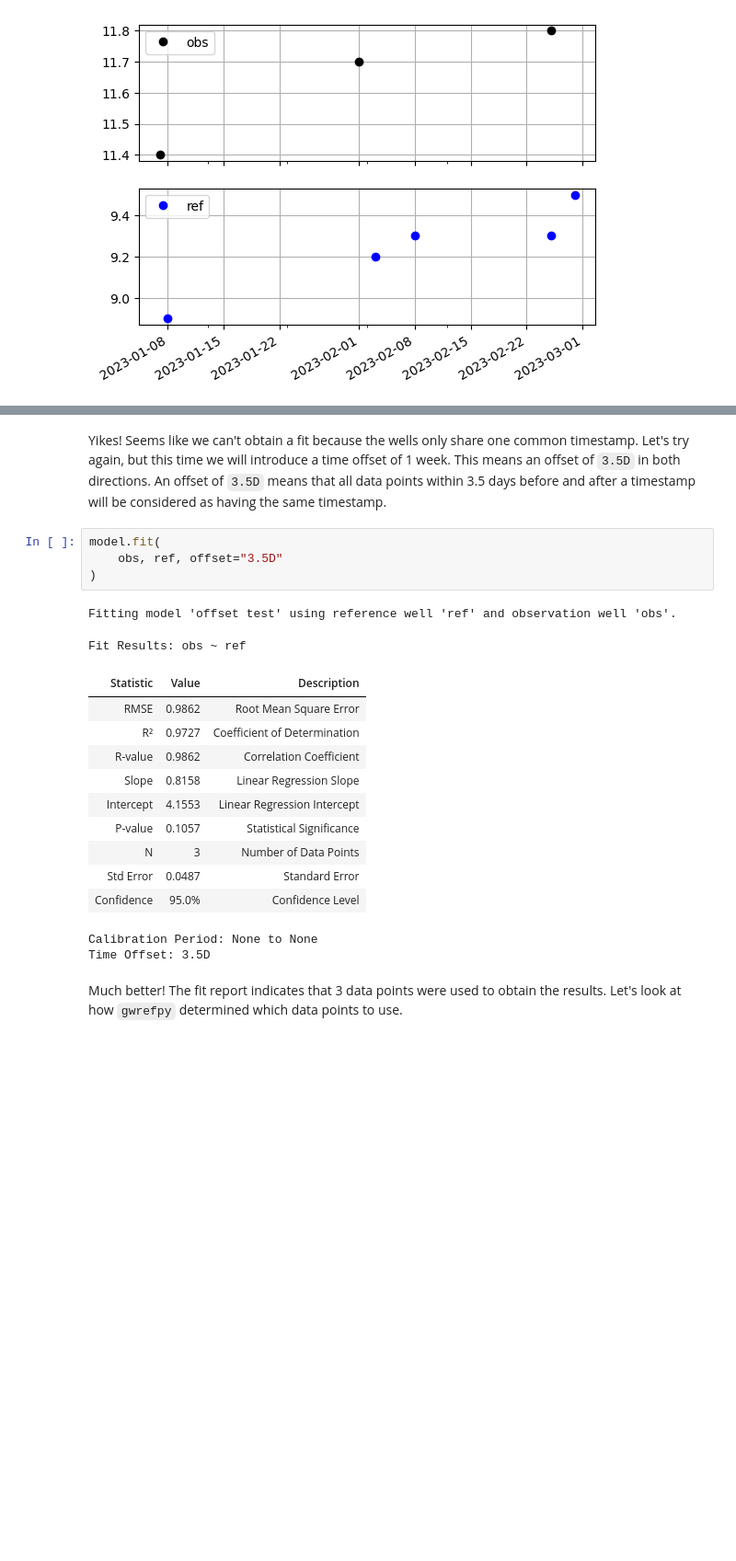
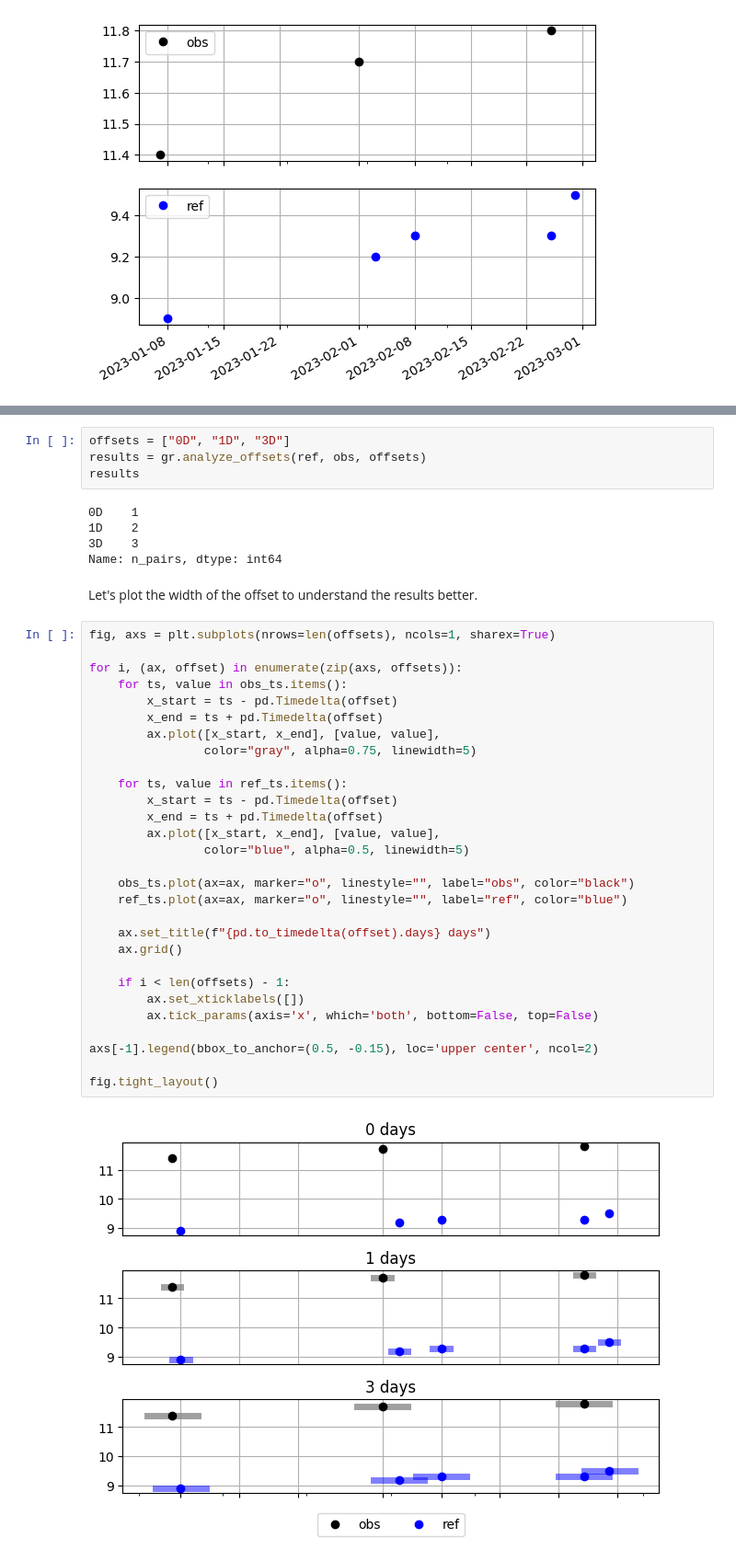
Before and after one commit to sgfsweden/gwrefpy, a Jupyter notebook: docs/tutorials/time_offsets.ipynb, the cells around one changed output, grey strips where cells are left out. Shown: that part at 92% size. Cells and saved outputs as stored; diff of their text form; blank space fills up the shorter version.

Commit message:
add time offsets notebook

```diff
--- a/docs/tutorials/time_offsets.ipynb
+++ b/docs/tutorials/time_offsets.ipynb
@@ -79,23 +78,42 @@ Time Offset: 0D
-# %% [markdown]
-Yikes! Seems like we can't obtain a fit because the wells only share one common timestamp. Let's try again, but this time we will introduce a time offset of 1 week. This means an offset of `3.5D` in both directions. An offset of `3.5D` means that all data points within 3.5 days before and after a timestamp will be considered as having the same timestamp.
-# %%
-model.fit(
-    obs, ref, offset="3.5D"
-)
-# %% [output]
-Fitting model 'offset test' using reference well 'ref' and observation well 'obs'.
-Fit Results: obs ~ ref
-| Statistic | Value | Description |
-| RMSE | 0.9862 | Root Mean Square Error |
-| R² | 0.9727 | Coefficient of Determination |
-| R-value | 0.9862 | Correlation Coefficient |
-| Slope | 0.8158 | Linear Regression Slope |
-| Intercept | 4.1553 | Linear Regression Intercept |
-| P-value | 0.1057 | Statistical Significance |
-| N | 3 | Number of Data Points |
-| Std Error | 0.0487 | Standard Error |
-| Confidence | 95.0% | Confidence Level |
-Calibration Period: None to None
-Time Offset: 3.5D
-# %% [markdown]
-Much better! The fit report indicates that 3 data points were used to obtain the results. Let's look at how `gwrefpy` determined which data points to use.
+# %%
+offsets = ["0D", "1D", "3D"]
+results = gr.analyze_offsets(ref, obs, offsets)
+results
+# %% [output]
+0D    1
+1D    2
+3D    3
+Name: n_pairs, dtype: int64
+# %% [markdown]
+Let's plot the width of the offset to understand the results better.
+# %%
+fig, axs = plt.subplots(nrows=len(offsets), ncols=1, sharex=True)
+
+for i, (ax, offset) in enumerate(zip(axs, offsets)):
+    for ts, value in obs_ts.items():
+        x_start = ts - pd.Timedelta(offset)
+        x_end = ts + pd.Timedelta(offset)
+        ax.plot([x_start, x_end], [value, value],
+                color="gray", alpha=0.75, linewidth=5)
+
+    for ts, value in ref_ts.items():
+        x_start = ts - pd.Timedelta(offset)
+        x_end = ts + pd.Timedelta(offset)
+        ax.plot([x_start, x_end], [value, value],
+                color="blue", alpha=0.5, linewidth=5)
+
+    obs_ts.plot(ax=ax, marker="o", linestyle="", label="obs", color="black")
+    ref_ts.plot(ax=ax, marker="o", linestyle="", label="ref", color="blue")
+
+    ax.set_title(f"{pd.to_timedelta(offset).days} days")
+    ax.grid()
+
+    if i < len(offsets) - 1:
+        ax.set_xticklabels([])
+        ax.tick_params(axis='x', which='both', bottom=False, top=False)
+
+axs[-1].legend(bbox_to_anchor=(0.5, -0.15), loc='upper center', ncol=2)
+
+fig.tight_layout()
+# %% [output]
+[figure, added]
```
Also changed, not shown: parts of 8 cells of this notebook.
